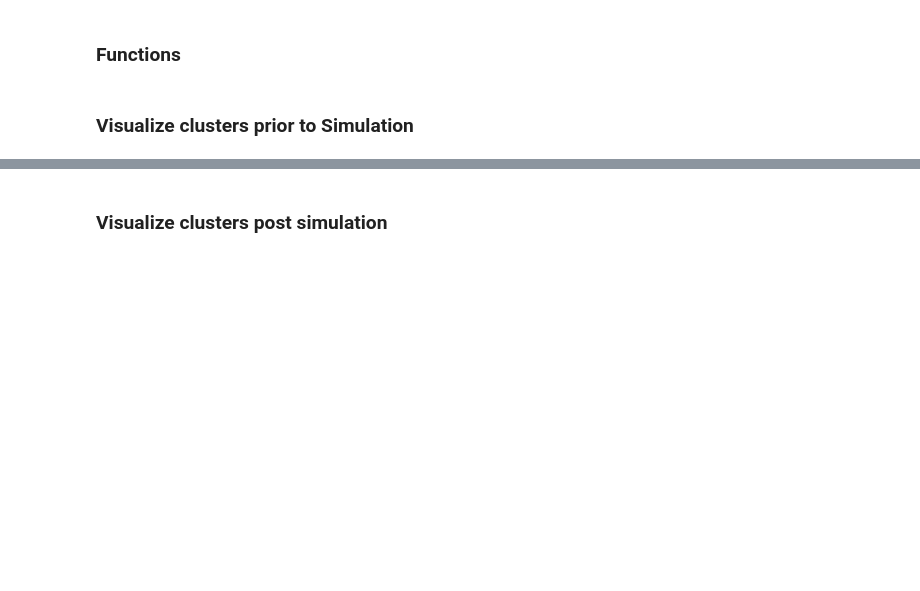
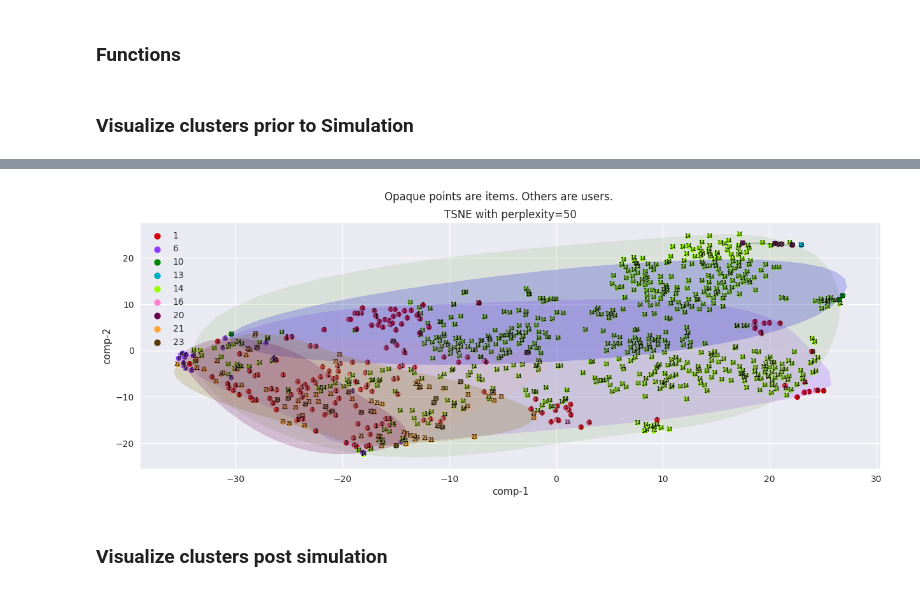
Before and after one commit to jannikjw/fair-recommender-systems, a Jupyter notebook: clustering_experiments.ipynb, the cells around one changed output, grey strips where cells are left out. Drawn from its saved outputs; the diff is of its cells as text; code cells hidden in the pictures; blank space fills up the shorter version.

```diff
--- a/clustering_experiments.ipynb
+++ b/clustering_experiments.ipynb
@@ -133,7 +139,9 @@ perplexity = 50
 
 df_prev = apply_tsne_2d(x, y, perplexity=perplexity)
 # %%
-plot_tsne(df_prev, perplexity=perplexity, n_clusters)
+plot_tsne(df_prev, perplexity, n_clusters)
+# %% [output]
+[figure, added]
 # %%
 # Problems:
 #   1. Matched user centroids to item centroids based on minimium euclidean distance
```
Also changed, not shown: parts of 6 cells of this notebook, 6 other files.
